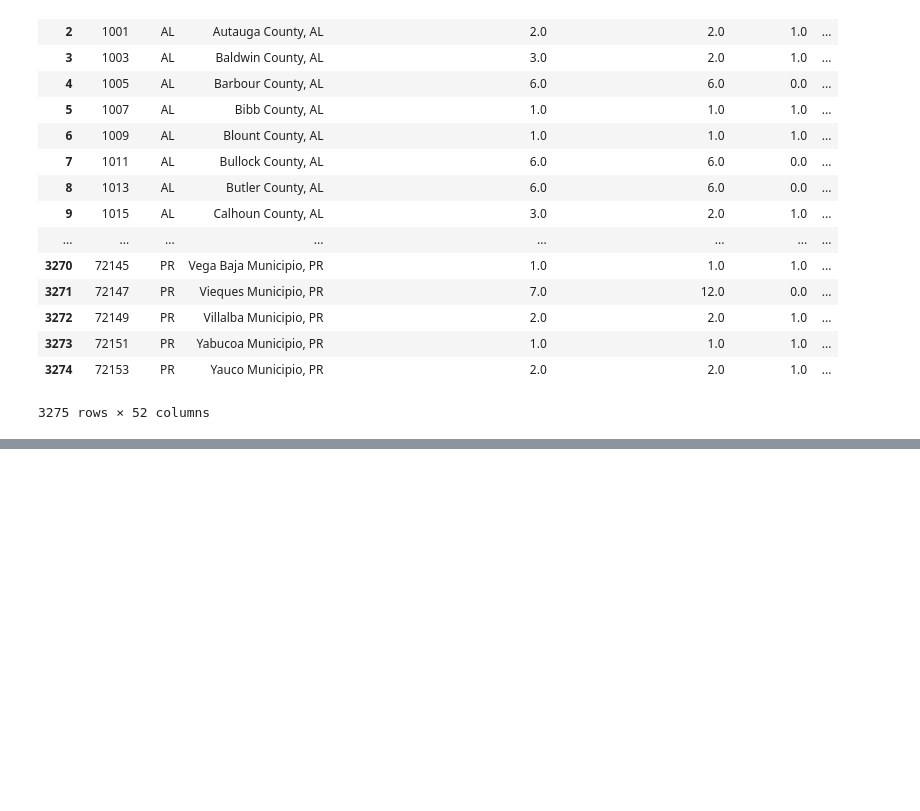
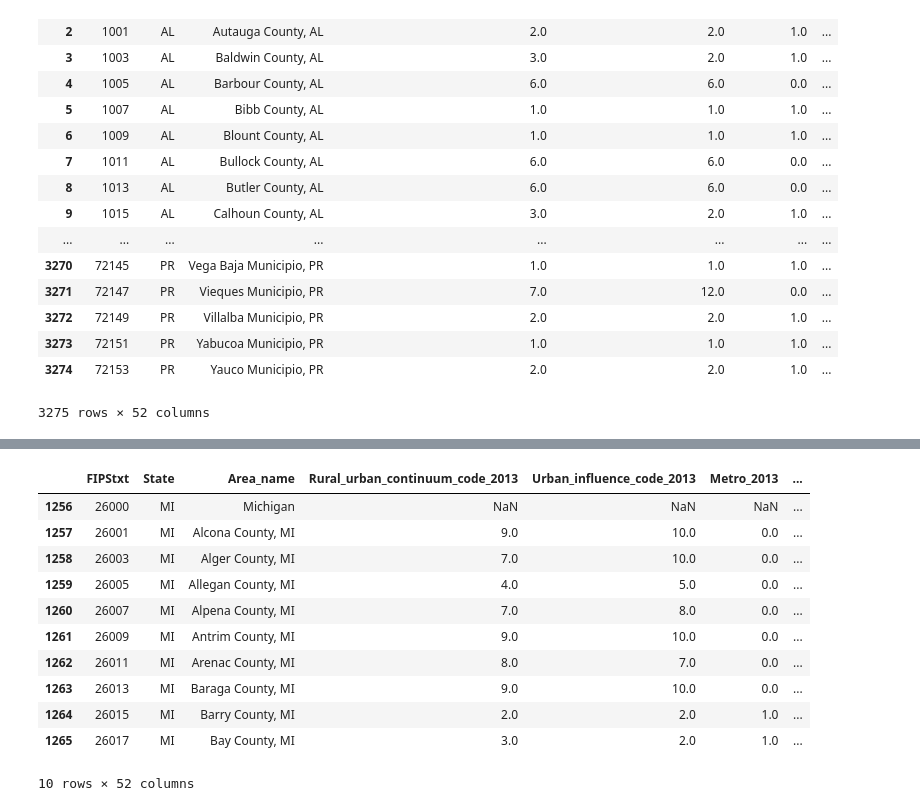
Before and after one commit to PatrickStarrs/Pat-learns-Pandas, a Jupyter notebook: random Pandas Exercises/Econ.ipynb, the cells around one changed output, grey strips where cells are left out. Drawn from its saved outputs; the diff is of its cells as text; code cells hidden in the pictures; blank space fills up the shorter version.

```diff
--- a/random Pandas Exercises/Econ.ipynb
+++ b/random Pandas Exercises/Econ.ipynb
@@ -76 +76,16 @@ State.describe()
+# %%
+state_test.head(10)
+# %% [output]
+|  | FIPStxt | State | Area_name | Rural_urban_continuum_code_2013 | Urban_influence_code_2013 | Metro_2013 | ... |
+| 1256 | 26000 | MI | Michigan | NaN | NaN | NaN | ... |
+| 1257 | 26001 | MI | Alcona County, MI | 9.0 | 10.0 | 0.0 | ... |
+| 1258 | 26003 | MI | Alger County, MI | 7.0 | 10.0 | 0.0 | ... |
+| 1259 | 26005 | MI | Allegan County, MI | 4.0 | 5.0 | 0.0 | ... |
+| 1260 | 26007 | MI | Alpena County, MI | 7.0 | 8.0 | 0.0 | ... |
+| 1261 | 26009 | MI | Antrim County, MI | 9.0 | 10.0 | 0.0 | ... |
+| 1262 | 26011 | MI | Arenac County, MI | 8.0 | 7.0 | 0.0 | ... |
+| 1263 | 26013 | MI | Baraga County, MI | 9.0 | 10.0 | 0.0 | ... |
+| 1264 | 26015 | MI | Barry County, MI | 2.0 | 2.0 | 1.0 | ... |
+| 1265 | 26017 | MI | Bay County, MI | 3.0 | 2.0 | 1.0 | ... |
+10 rows × 52 columns
 # %%
```
Also changed, not shown: parts of 6 cells of this notebook, 1 other file.
